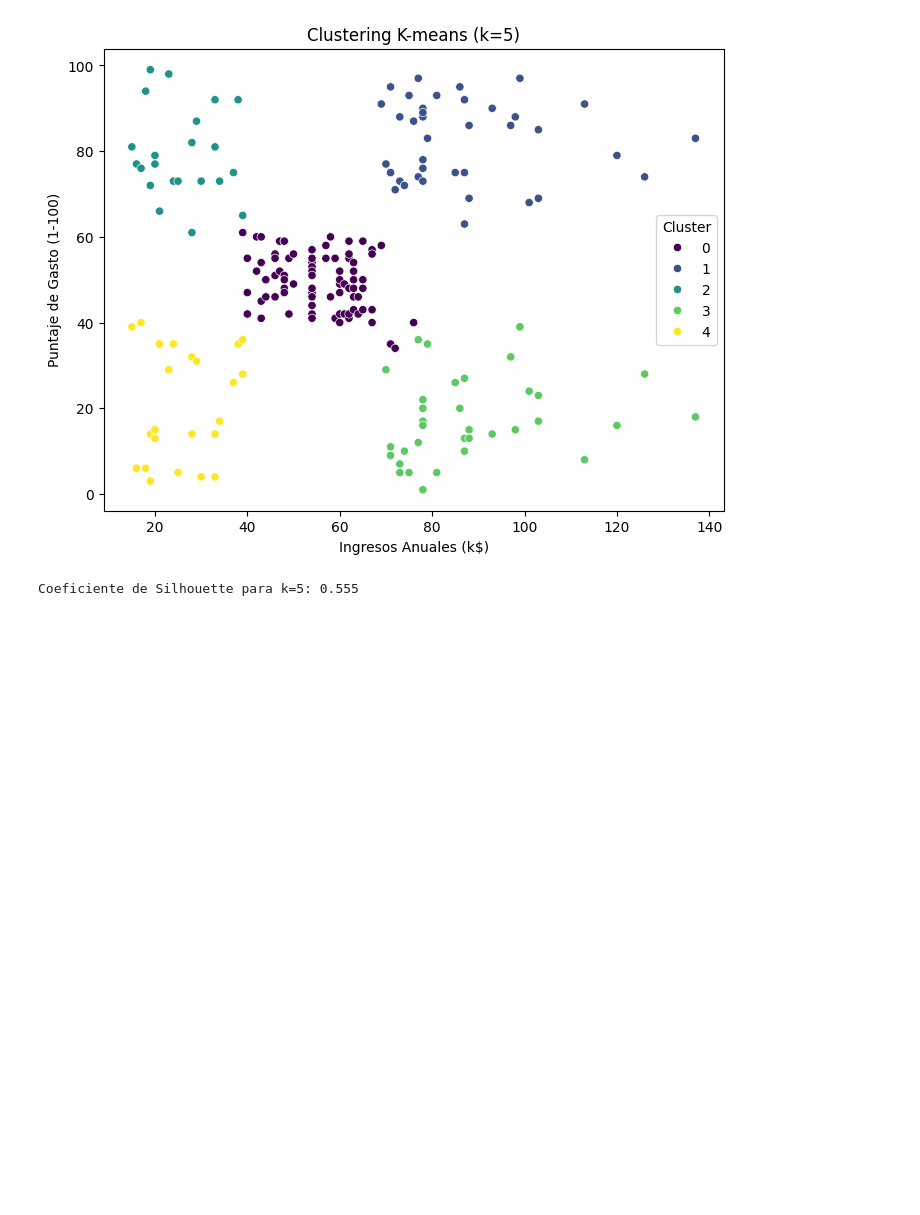
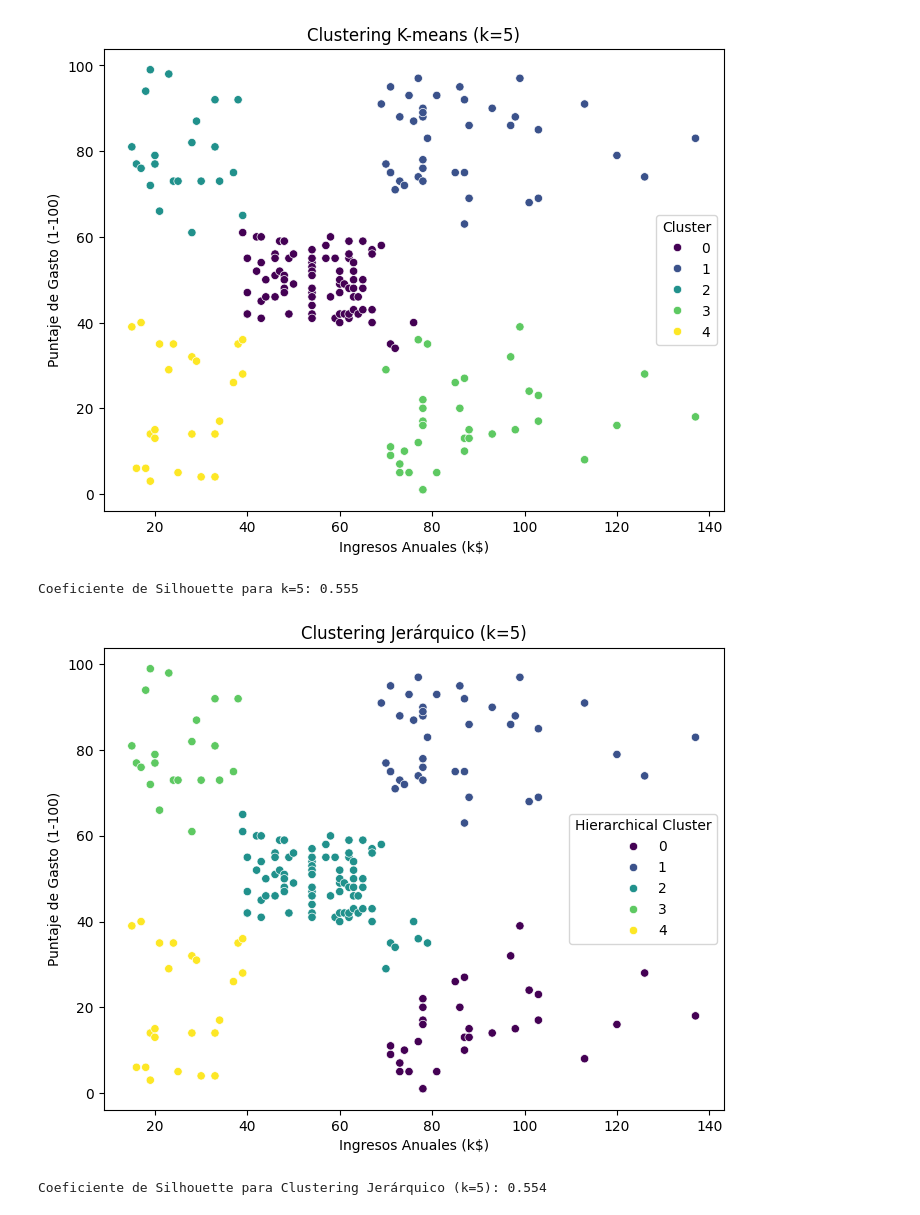
Before and after one commit to SergioKingOne/unad-data-analysis-task-4, a Jupyter notebook: notebook/main.ipynb, the cells around one changed output. Saved outputs shown, nothing was run; the diff lists cells and outputs as text; code cells hidden in the pictures; blank space fills up the shorter version.

Commit message:
hierarchical clustering

```diff
--- a/notebook/main.ipynb
+++ b/notebook/main.ipynb
@@ -122,6 +122,30 @@ from sklearn.metrics import silhouette_score
 silhouette_avg = silhouette_score(X_scaled, labels)
 
 print(f"Coeficiente de Silhouette para k=5: {silhouette_avg:.3f}")
+
+from sklearn.cluster import AgglomerativeClustering
+
+# Aplicar clustering jerárquico (aglomerativo)
+hierarchical_cluster = AgglomerativeClustering(n_clusters=5, linkage='ward')
+hierarchical_labels = hierarchical_cluster.fit_predict(X_scaled)
+
+# Añadir las etiquetas de los clústeres al DataFrame original
+df_hierarchical = df.copy()
+df_hierarchical['Hierarchical_Cluster'] = hierarchical_labels
+
+# Visualizar los clústeres jerárquicos
+plt.figure(figsize=(8, 6))
+sns.scatterplot(data=df_hierarchical, x='Annual Income (k$)', y='Spending Score (1-100)', hue='Hierarchical_Cluster', palette='viridis')
+plt.title('Clustering Jerárquico (k=5)')
+plt.xlabel('Ingresos Anuales (k$)')
+plt.ylabel('Puntaje de Gasto (1-100)')
+plt.legend(title='Hierarchical Cluster')
+plt.show()
+
+# Calcular el coeficiente de Silhouette para el clustering jerárquico
+silhouette_avg_hierarchical = silhouette_score(X_scaled, hierarchical_labels)
+
+print(f"Coeficiente de Silhouette para Clustering Jerárquico (k=5): {silhouette_avg_hierarchical:.3f}")
 # %% [output]
 Valores faltantes por columna:
 CustomerID                0
@@ -134,30 +158,32 @@ dtype: int64
 [figure]
 Conteo de género:
 Gender
 Female    112
 Male       88
 Name: count, dtype: int64
 [figure]
 [figure]
 [figure]
 Primeras filas de los datos escalados:
    Annual Income (k$)  Spending Score (1-100)
 0           -1.738999               -0.434801
 1           -1.738999                1.195704
 2           -1.700830               -1.715913
 3           -1.700830                1.040418
 4           -1.662660               -0.395980
 
 Estadísticas descriptivas de los datos escalados:
        Annual Income (k$)  Spending Score (1-100)
 count        2.000000e+02            2.000000e+02
 mean        -2.131628e-16           -1.465494e-16
 std          1.002509e+00            1.002509e+00
 min         -1.738999e+00           -1.910021e+00
 25%         -7.275093e-01           -5.997931e-01
 50%          3.587926e-02           -7.764312e-03
 75%          6.656748e-01            8.851316e-01
 max          2.917671e+00            1.894492e+00
 [figure]
 [figure]
 Coeficiente de Silhouette para k=5: 0.555
+[figure, added]
+Coeficiente de Silhouette para Clustering Jerárquico (k=5): 0.554
```
